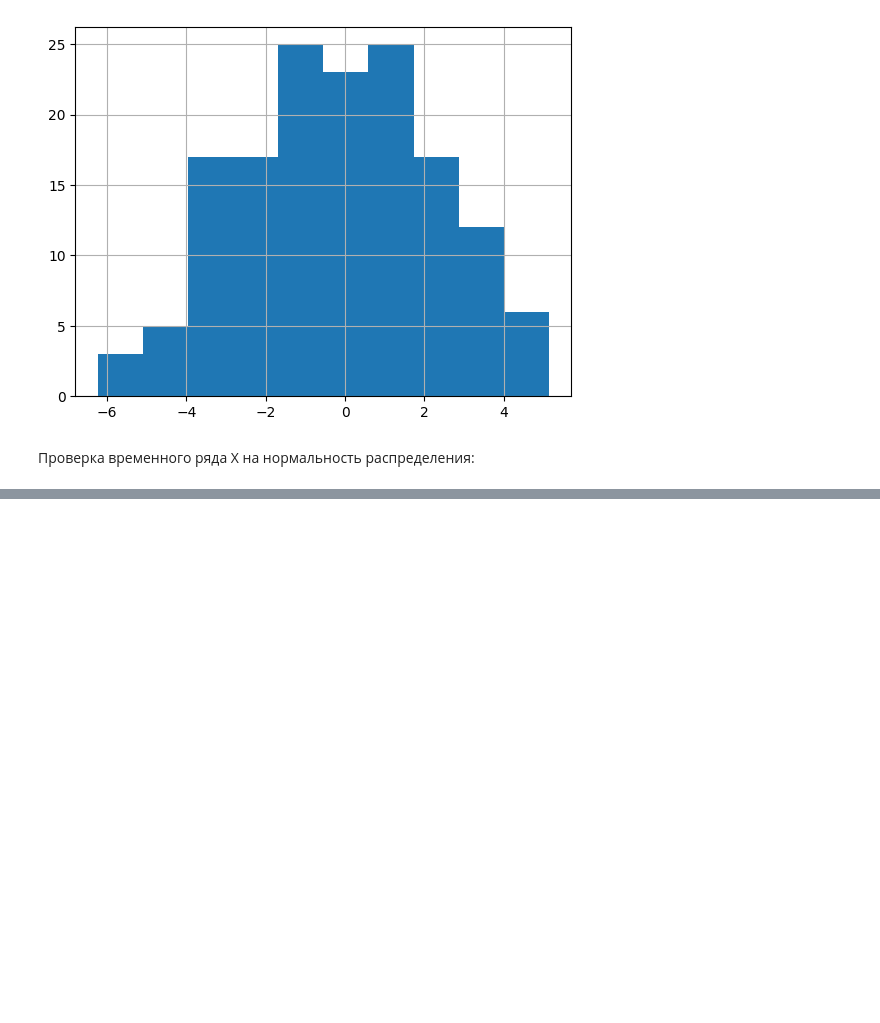
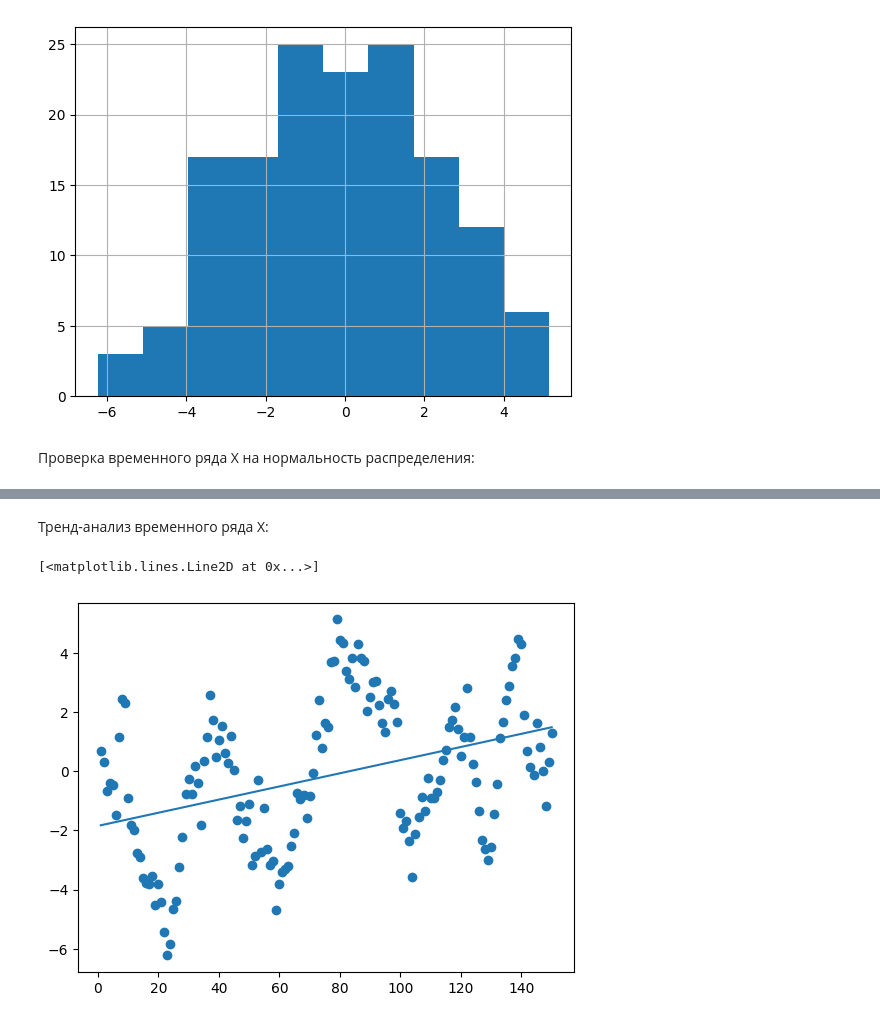
Before and after one commit to feelitbreak/data-analysis, a Jupyter notebook: lab1/mmda1.ipynb, the cells around one changed output, grey strips where cells are left out. Cells and saved outputs as stored; diff of their text form; code cells hidden in the pictures; blank space fills up the shorter version.

```diff
--- a/lab1/mmda1.ipynb
+++ b/lab1/mmda1.ipynb
@@ -79,0 +80,11 @@ Statistics=5.164, p-value=0.076
+# %% [markdown]
+Тренд-анализ временного ряда X:
+# %%
+Y = range(1,151)
+plt.scatter(Y, X)
+Z = np.polyfit(Y,X,1)
+p = np.poly1d(Z)
+plt.plot(Y, p(Y))
+# %% [output]
+[<matplotlib.lines.Line2D at 0x...>]
+[figure, added]
```
Also changed, not shown: parts of 1 cell of this notebook.
